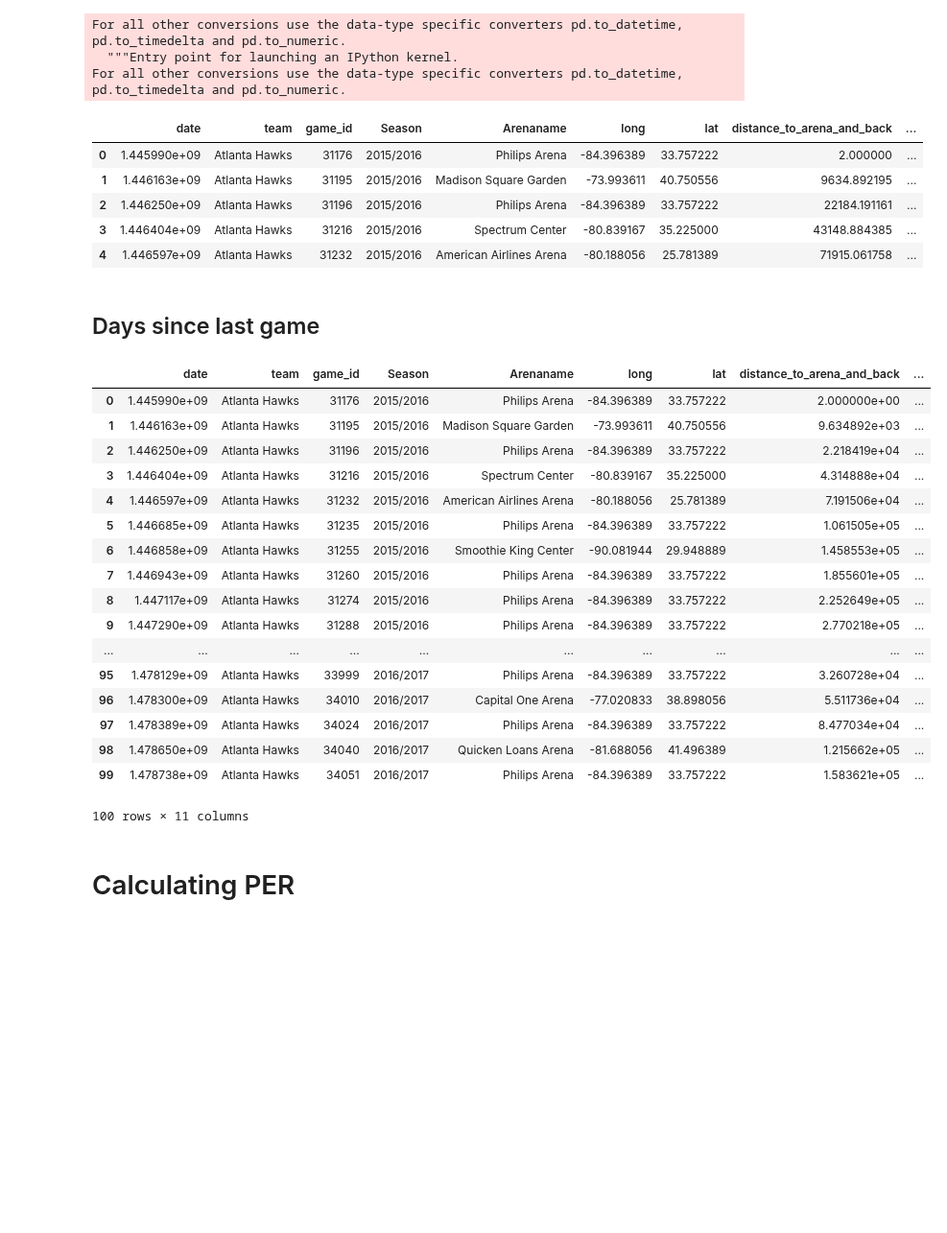
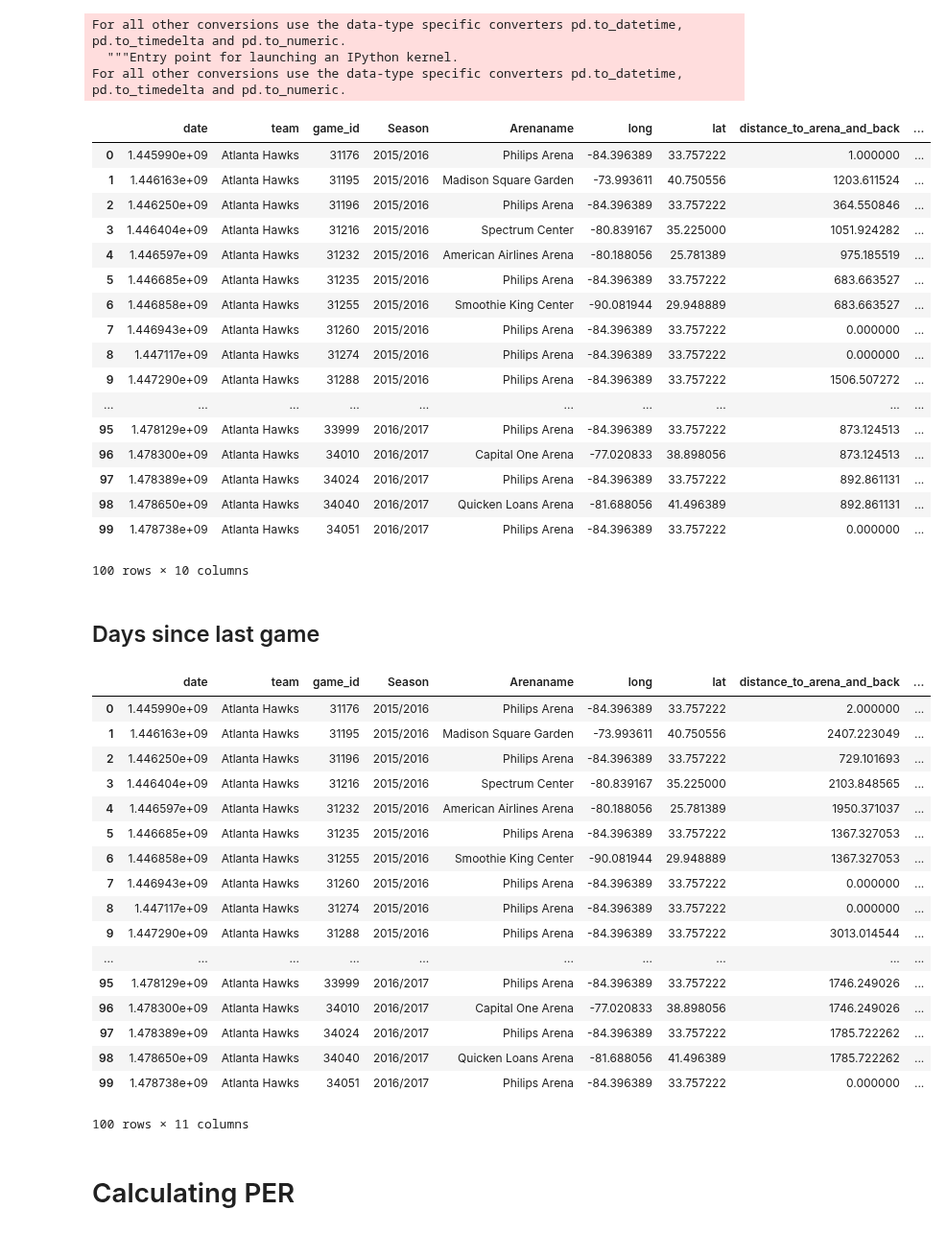
Before and after one commit to jgoerner/SportsPrediction, a Jupyter notebook: NBA/notebooks/2.1-feature-engineering-iteration-2.ipynb, the cells around one changed output. Shown at 96% size. Saved outputs shown, nothing was run; the diff lists cells and outputs as text; code cells hidden in the pictures; blank space fills up the shorter version.

Commit message:
fixed small issues with distance traveled

```diff
--- a/NBA/notebooks/2.1-feature-engineering-iteration-2.ipynb
+++ b/NBA/notebooks/2.1-feature-engineering-iteration-2.ipynb
@@ -52,7 +52,8 @@ for x in df.index.values[1:-1]:
         distance_to_arena_and_back.append(1)
 distance_to_arena_and_back.append(1)
 
-df["distance_to_arena_and_back"] = [x * 2 for x in distance_traveled]
+#df["distance_to_arena_and_back"] = [x * 2 for x in distance_to_arena_and_back]
+df["distance_to_arena"] = distance_to_arena_and_back
 # %%
 distance_traveled = [1]
 for x in df.index.values[1:-1]:
@@ -64,14 +65,26 @@ for x in df.index.values[1:-1]:
 distance_traveled.append(1)
 df["distance_traveled"] = distance_traveled
 # %%
-df.head(5)
+df.head(100)
 # %% [output]
 |  | date | team | game_id | Season | Arenaname | long | lat | distance_to_arena_and_back | ... |
-| 0 | 1.445990e+09 | Atlanta Hawks | 31176 | 2015/2016 | Philips Arena | -84.396389 | 33.757222 | 2.000000 | ... |
-| 1 | 1.446163e+09 | Atlanta Hawks | 31195 | 2015/2016 | Madison Square Garden | -73.993611 | 40.750556 | 9634.892195 | ... |
-| 2 | 1.446250e+09 | Atlanta Hawks | 31196 | 2015/2016 | Philips Arena | -84.396389 | 33.757222 | 22184.191161 | ... |
-| 3 | 1.446404e+09 | Atlanta Hawks | 31216 | 2015/2016 | Spectrum Center | -80.839167 | 35.225000 | 43148.884385 | ... |
-| 4 | 1.446597e+09 | Atlanta Hawks | 31232 | 2015/2016 | American Airlines Arena | -80.188056 | 25.781389 | 71915.061758 | ... |
+| 0 | 1.445990e+09 | Atlanta Hawks | 31176 | 2015/2016 | Philips Arena | -84.396389 | 33.757222 | 1.000000 | ... |
+| 1 | 1.446163e+09 | Atlanta Hawks | 31195 | 2015/2016 | Madison Square Garden | -73.993611 | 40.750556 | 1203.611524 | ... |
+| 2 | 1.446250e+09 | Atlanta Hawks | 31196 | 2015/2016 | Philips Arena | -84.396389 | 33.757222 | 364.550846 | ... |
+| 3 | 1.446404e+09 | Atlanta Hawks | 31216 | 2015/2016 | Spectrum Center | -80.839167 | 35.225000 | 1051.924282 | ... |
+| 4 | 1.446597e+09 | Atlanta Hawks | 31232 | 2015/2016 | American Airlines Arena | -80.188056 | 25.781389 | 975.185519 | ... |
+| 5 | 1.446685e+09 | Atlanta Hawks | 31235 | 2015/2016 | Philips Arena | -84.396389 | 33.757222 | 683.663527 | ... |
+| 6 | 1.446858e+09 | Atlanta Hawks | 31255 | 2015/2016 | Smoothie King Center | -90.081944 | 29.948889 | 683.663527 | ... |
+| 7 | 1.446943e+09 | Atlanta Hawks | 31260 | 2015/2016 | Philips Arena | -84.396389 | 33.757222 | 0.000000 | ... |
+| 8 | 1.447117e+09 | Atlanta Hawks | 31274 | 2015/2016 | Philips Arena | -84.396389 | 33.757222 | 0.000000 | ... |
+| 9 | 1.447290e+09 | Atlanta Hawks | 31288 | 2015/2016 | Philips Arena | -84.396389 | 33.757222 | 1506.507272 | ... |
+| ... | ... | ... | ... | ... | ... | ... | ... | ... | ... |
+| 95 | 1.478129e+09 | Atlanta Hawks | 33999 | 2016/2017 | Philips Arena | -84.396389 | 33.757222 | 873.124513 | ... |
+| 96 | 1.478300e+09 | Atlanta Hawks | 34010 | 2016/2017 | Capital One Arena | -77.020833 | 38.898056 | 873.124513 | ... |
+| 97 | 1.478389e+09 | Atlanta Hawks | 34024 | 2016/2017 | Philips Arena | -84.396389 | 33.757222 | 892.861131 | ... |
+| 98 | 1.478650e+09 | Atlanta Hawks | 34040 | 2016/2017 | Quicken Loans Arena | -81.688056 | 41.496389 | 892.861131 | ... |
+| 99 | 1.478738e+09 | Atlanta Hawks | 34051 | 2016/2017 | Philips Arena | -84.396389 | 33.757222 | 0.000000 | ... |
+100 rows × 10 columns
 # %% [markdown]
 ## Days since last game
 # %%
@@ -91,22 +104,22 @@ df["days_since_last_game"] = days_since_last_game
 df.head(100)
 # %% [output]
 |  | date | team | game_id | Season | Arenaname | long | lat | distance_to_arena_and_back | ... |
-| 0 | 1.445990e+09 | Atlanta Hawks | 31176 | 2015/2016 | Philips Arena | -84.396389 | 33.757222 | 2.000000e+00 | ... |
-| 1 | 1.446163e+09 | Atlanta Hawks | 31195 | 2015/2016 | Madison Square Garden | -73.993611 | 40.750556 | 9.634892e+03 | ... |
-| 2 | 1.446250e+09 | Atlanta Hawks | 31196 | 2015/2016 | Philips Arena | -84.396389 | 33.757222 | 2.218419e+04 | ... |
-| 3 | 1.446404e+09 | Atlanta Hawks | 31216 | 2015/2016 | Spectrum Center | -80.839167 | 35.225000 | 4.314888e+04 | ... |
-| 4 | 1.446597e+09 | Atlanta Hawks | 31232 | 2015/2016 | American Airlines Arena | -80.188056 | 25.781389 | 7.191506e+04 | ... |
-| 5 | 1.446685e+09 | Atlanta Hawks | 31235 | 2015/2016 | Philips Arena | -84.396389 | 33.757222 | 1.061505e+05 | ... |
-| 6 | 1.446858e+09 | Atlanta Hawks | 31255 | 2015/2016 | Smoothie King Center | -90.081944 | 29.948889 | 1.458553e+05 | ... |
-| 7 | 1.446943e+09 | Atlanta Hawks | 31260 | 2015/2016 | Philips Arena | -84.396389 | 33.757222 | 1.855601e+05 | ... |
-| 8 | 1.447117e+09 | Atlanta Hawks | 31274 | 2015/2016 | Philips Arena | -84.396389 | 33.757222 | 2.252649e+05 | ... |
-| 9 | 1.447290e+09 | Atlanta Hawks | 31288 | 2015/2016 | Philips Arena | -84.396389 | 33.757222 | 2.770218e+05 | ... |
+| 0 | 1.445990e+09 | Atlanta Hawks | 31176 | 2015/2016 | Philips Arena | -84.396389 | 33.757222 | 2.000000 | ... |
+| 1 | 1.446163e+09 | Atlanta Hawks | 31195 | 2015/2016 | Madison Square Garden | -73.993611 | 40.750556 | 2407.223049 | ... |
+| 2 | 1.446250e+09 | Atlanta Hawks | 31196 | 2015/2016 | Philips Arena | -84.396389 | 33.757222 | 729.101693 | ... |
+| 3 | 1.446404e+09 | Atlanta Hawks | 31216 | 2015/2016 | Spectrum Center | -80.839167 | 35.225000 | 2103.848565 | ... |
+| 4 | 1.446597e+09 | Atlanta Hawks | 31232 | 2015/2016 | American Airlines Arena | -80.188056 | 25.781389 | 1950.371037 | ... |
+| 5 | 1.446685e+09 | Atlanta Hawks | 31235 | 2015/2016 | Philips Arena | -84.396389 | 33.757222 | 1367.327053 | ... |
+| 6 | 1.446858e+09 | Atlanta Hawks | 31255 | 2015/2016 | Smoothie King Center | -90.081944 | 29.948889 | 1367.327053 | ... |
+| 7 | 1.446943e+09 | Atlanta Hawks | 31260 | 2015/2016 | Philips Arena | -84.396389 | 33.757222 | 0.000000 | ... |
+| 8 | 1.447117e+09 | Atlanta Hawks | 31274 | 2015/2016 | Philips Arena | -84.396389 | 33.757222 | 0.000000 | ... |
+| 9 | 1.447290e+09 | Atlanta Hawks | 31288 | 2015/2016 | Philips Arena | -84.396389 | 33.757222 | 3013.014544 | ... |
 | ... | ... | ... | ... | ... | ... | ... | ... | ... | ... |
-| 95 | 1.478129e+09 | Atlanta Hawks | 33999 | 2016/2017 | Philips Arena | -84.396389 | 33.757222 | 3.260728e+04 | ... |
-| 96 | 1.478300e+09 | Atlanta Hawks | 34010 | 2016/2017 | Capital One Arena | -77.020833 | 38.898056 | 5.511736e+04 | ... |
-| 97 | 1.478389e+09 | Atlanta Hawks | 34024 | 2016/2017 | Philips Arena | -84.396389 | 33.757222 | 8.477034e+04 | ... |
-| 98 | 1.478650e+09 | Atlanta Hawks | 34040 | 2016/2017 | Quicken Loans Arena | -81.688056 | 41.496389 | 1.215662e+05 | ... |
-| 99 | 1.478738e+09 | Atlanta Hawks | 34051 | 2016/2017 | Philips Arena | -84.396389 | 33.757222 | 1.583621e+05 | ... |
+| 95 | 1.478129e+09 | Atlanta Hawks | 33999 | 2016/2017 | Philips Arena | -84.396389 | 33.757222 | 1746.249026 | ... |
+| 96 | 1.478300e+09 | Atlanta Hawks | 34010 | 2016/2017 | Capital One Arena | -77.020833 | 38.898056 | 1746.249026 | ... |
+| 97 | 1.478389e+09 | Atlanta Hawks | 34024 | 2016/2017 | Philips Arena | -84.396389 | 33.757222 | 1785.722262 | ... |
+| 98 | 1.478650e+09 | Atlanta Hawks | 34040 | 2016/2017 | Quicken Loans Arena | -81.688056 | 41.496389 | 1785.722262 | ... |
+| 99 | 1.478738e+09 | Atlanta Hawks | 34051 | 2016/2017 | Philips Arena | -84.396389 | 33.757222 | 0.000000 | ... |
 100 rows × 11 columns
 # %% [markdown]
 # Calculating PER
```
Also changed, not shown: 2 other files.
